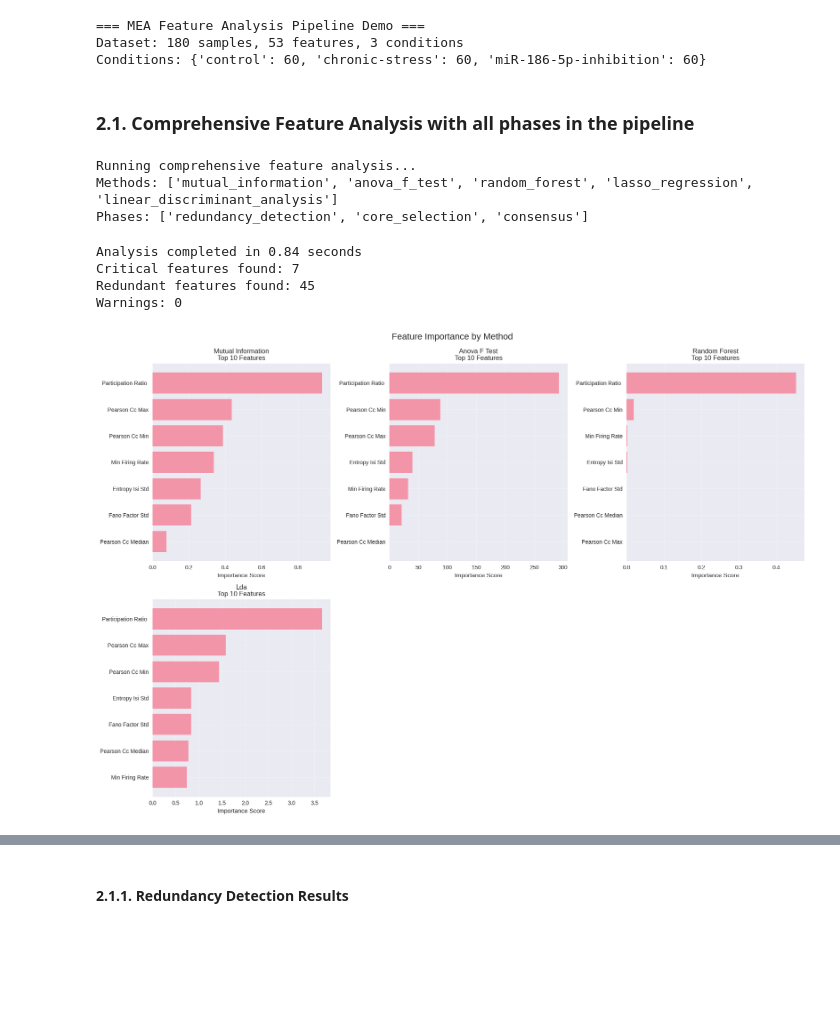
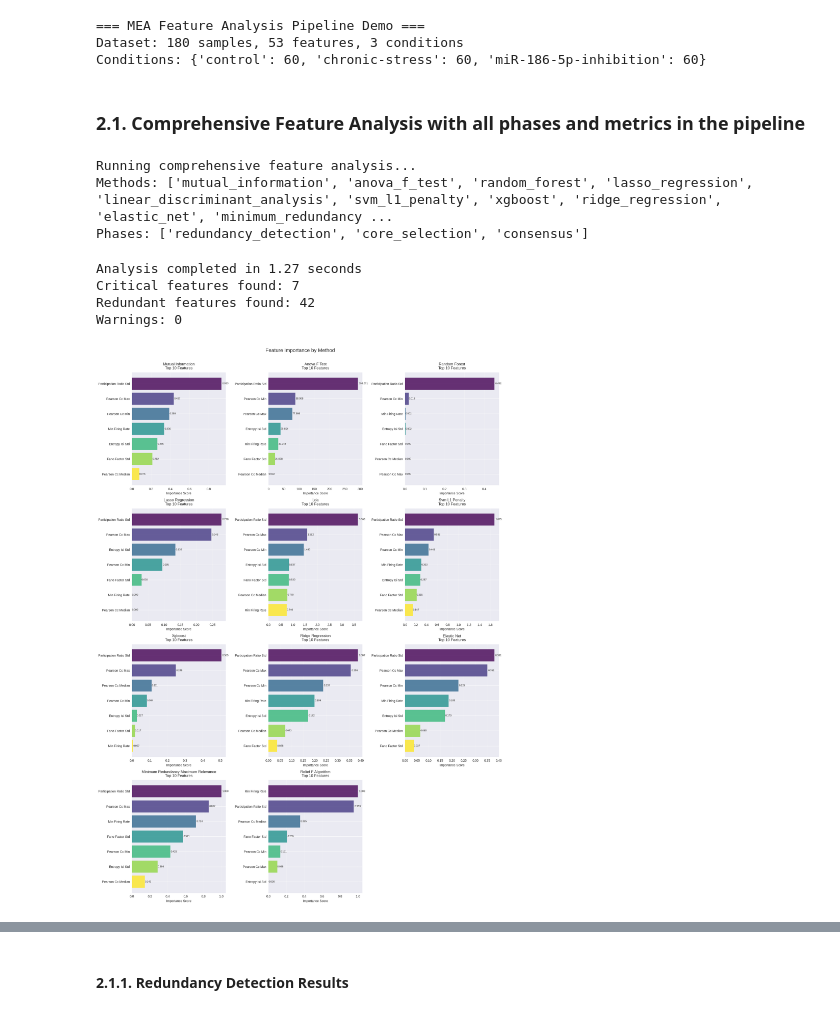
Before and after one commit to CNNC-Lab/mea-flow, a Jupyter notebook: notebooks/04_feature_based_analysis.ipynb, the cells around one changed output, grey strips where cells are left out. Saved outputs shown, nothing was run; the diff lists cells and outputs as text; code cells hidden in the pictures; blank space fills up the shorter version.

Commit message:
docs: add link to activity analysis methods reference doc; completed feature based analysis

```diff
--- a/notebooks/04_feature_based_analysis.ipynb
+++ b/notebooks/04_feature_based_analysis.ipynb
@@ -301,7 +293,7 @@ print(f"Conditions: {data['condition'].value_counts().to_dict()}")
 Dataset: 180 samples, 53 features, 3 conditions
 Conditions: {'control': 60, 'chronic-stress': 60, 'miR-186-5p-inhibition': 60}
 # %% [markdown]
-### 2.1. Comprehensive Feature Analysis with all phases in the pipeline
+### 2.1. Comprehensive Feature Analysis with all phases and metrics in the pipeline
 # %%
 # Configure comprehensive analysis
 config = FeatureAnalysisConfig(
@@ -312,12 +304,22 @@ config = FeatureAnalysisConfig(
         AnalysisPhase.CONSENSUS
     ],
     methods=[
+        # Filter methods
         FeatureSelectionMethod.MUTUAL_INFORMATION,
         FeatureSelectionMethod.ANOVA_F_TEST,
+        # Embedded methods
         FeatureSelectionMethod.RANDOM_FOREST,
         FeatureSelectionMethod.LASSO,
-        FeatureSelectionMethod.LDA
+        FeatureSelectionMethod.LDA,
+        FeatureSelectionMethod.SVM_L1,
+        FeatureSelectionMethod.XGBOOST,
+        FeatureSelectionMethod.RIDGE,
+        FeatureSelectionMethod.ELASTIC_NET,
+        # Specialized methods
+        FeatureSelectionMethod.MRMR,
+        FeatureSelectionMethod.RELIEF_F
     ],
+    exclude_columns=['group_type', 'group_id', 'n_channels', 'recording_length'],
 
     # Redundancy thresholds
     vif_threshold=10.0,
@@ -328,11 +330,27 @@ config = FeatureAnalysisConfig(
     scale_features=True,
     handle_missing='median',
     cv_folds=5,
+    cv_scoring='accuracy', # or 'f1_macro' for imbalanced data
+    alpha=0.05, # statistical significance threshold
+    multiple_testing_correction='fdr_bh', # "bonferroni", "fdr_bh", "none"
     random_state=42,
+    n_jobs=-1, # parallel processing (-1 to use all cores)
+
+    # Bootstrap and stability settings
+    n_bootstrap=100, # number of samples
+    stability_threshold=0.8, # feature stability threshold
 
     # Method-specific parameters
     rf_n_estimators=100,
-    lasso_alpha=0.1
+    lasso_alpha=0.1,
+    ridge_alpha=1.0,
+    svm_C=1.0,
+    xgb_n_estimators=100,
+    mrmr_k=10,
+    relief_n_neighbors=10,
+    relief_n_iterations=100,
+    elastic_net_alpha=0.01,
+    elastic_net_l1_ratio=0.5
 )
 
 # Run comprehensive analysis
@@ -347,43 +365,59 @@ print(f"Redundant features found: {len(results.redundant_features)}")
 print(f"Warnings: {len(results.warnings)}")
 # %% [output]
 Running comprehensive feature analysis...
-Methods: ['mutual_information', 'anova_f_test', 'random_forest', 'lasso_regression', 'linear_discriminant_analysis']
+Methods: ['mutual_information', 'anova_f_test', 'random_forest', 'lasso_regression', 'linear_discriminant_analysis', 'svm_l1_penalty', 'xgboost', 'ridge_regression', 'elastic_net', 'minimum_redundancy ...
 Phases: ['redundancy_detection', 'core_selection', 'consensus']
-Analysis completed in 0.84 seconds
+Analysis completed in 1.27 seconds
 Critical features found: 7
-Redundant features found: 45
+Redundant features found: 42
 Warnings: 0
 # %%
 # Plot feature importance for each method
-fig, axes = plt.subplots(2, 3, figsize=(18, 12))
+n_methods = len(results.importance_results)
+n_cols = 3
+n_rows = (n_methods + n_cols - 1) // n_cols
+
+fig, axes = plt.subplots(n_rows, n_cols, figsize=(18, 6 * n_rows))
+if n_rows == 1:
+    axes = axes.reshape(1, -1)
 axes = axes.flatten()
 
 for idx, (method_name, importance_result) in enumerate(results.importance_results.items()):
     if idx < len(axes):
         ax = axes[idx]
 
-        # Get top 10 features for this method
+        # Get top 10 features
         top_features = importance_result.scores.nlargest(10, 'importance')
 
-        # Create bar plot
+        # Create horizontal bar plot with MEA-Flow styling
         y_pos = np.arange(len(top_features))
-        bars = ax.barh(y_pos, top_features['importance'], alpha=0.7)
+        colors = plt.cm.viridis(np.linspace(0, 1, len(top_features)))
+
+        bars = ax.barh(y_pos, top_features['importance'], color=colors, alpha=0.8)
         ax.set_yticks(y_pos)
-        ax.set_yticklabels([name.replace('_', ' ').title()[:20] for name in top_features['feature']])
+        ax.set_yticklabels([name.replace('_', ' ').title() for name in top_features['feature']],
+                          fontsize=10)
         ax.invert_yaxis()
-        ax.set_xlabel('Importance Score')
-        ax.set_title(f'{method_name.replace("_", " ").title()}\nTop 10 Features')
-        ax.grid(True, alpha=0.3)
+        ax.set_xlabel('Importance Score', fontsize=10)
+        ax.set_title(f'{method_name.replace("_", " ").title()}\nTop 10 Features',
+                    fontsize=12, pad=10)
+        ax.grid(True, alpha=0.3, axis='x')
+
+        # Add value labels on bars
+        for i, (bar, score) in enumerate(zip(bars, top_features['importance'])):
+            width = bar.get_width()
+            ax.text(width + width*0.01, bar.get_y() + bar.get_height()/2,
+                   f'{score:.3f}', ha='left', va='center', fontsize=8)
 
 # Remove empty subplots
-for idx in range(len(results.importance_results), len(axes)):
+for idx in range(n_methods, len(axes)):
     fig.delaxes(axes[idx])
 
 plt.tight_layout()
 plt.suptitle('Feature Importance by Method', fontsize=16, y=1.02)
 plt.show()
 # %% [output]
-[figure, old version]
+[figure, new version]
 # %%
 # Plot consensus ranking
 if results.consensus_result is not None:
```
Also changed, not shown: parts of 19 cells of this notebook, 12 other files.
